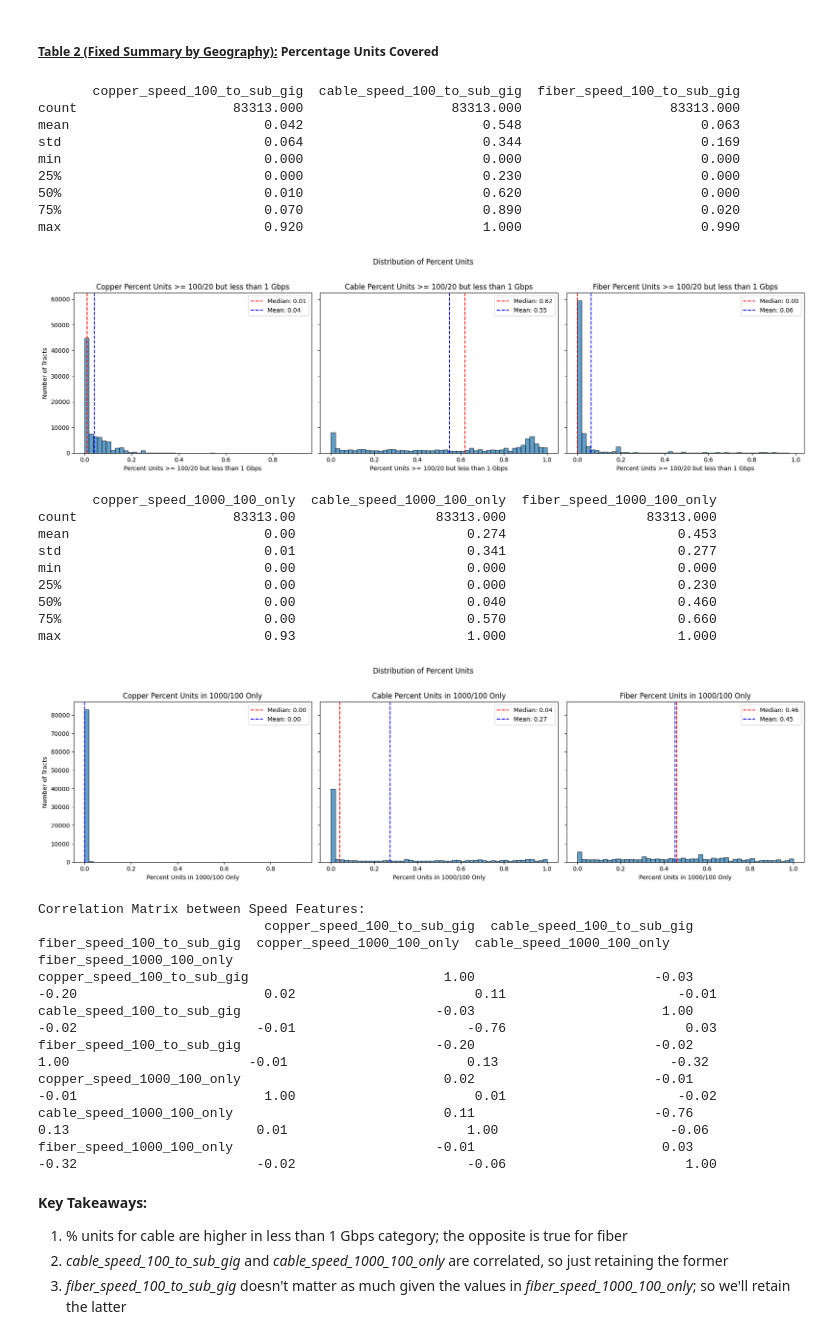
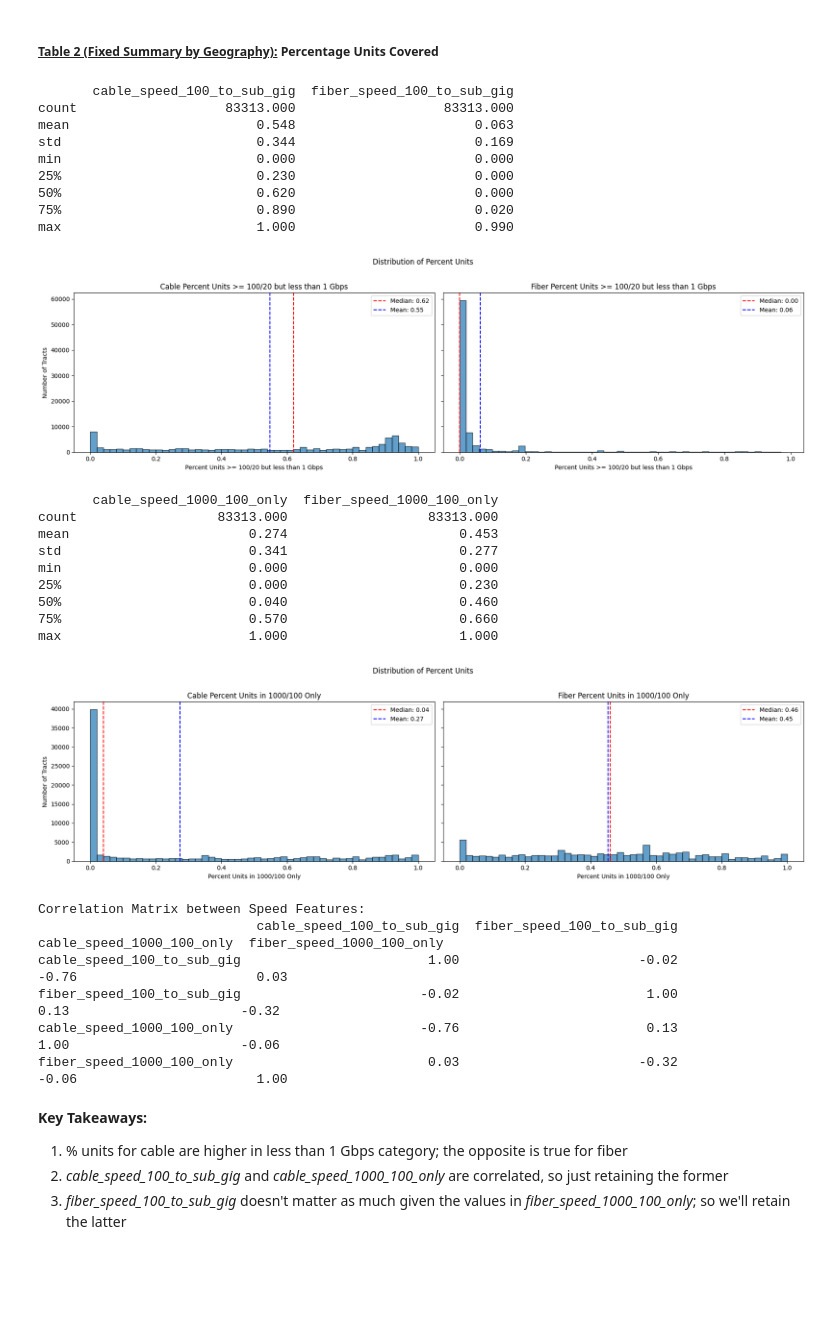
Before and after one commit to eprashar-clgx/network-idx, a Jupyter notebook: notebooks/04_eda_feature_engg_telecom.ipynb, the cells around one changed output. Drawn from its saved outputs; the diff is of its cells as text; code cells hidden in the pictures; blank space fills up the shorter version.

```diff
--- a/notebooks/04_eda_feature_engg_telecom.ipynb
+++ b/notebooks/04_eda_feature_engg_telecom.ipynb
@@ -20,7 +23,7 @@ Error: Credentials file not found
 # %%
 # Modify tract_df to create new features and drop unnecessary columns
 tract_df_modified = tract_df.copy()
-techs = ['copper','cable','fiber']
+techs = ['cable','fiber']
 for tech in techs:
     tract_df_modified[f'{tech}_speed_100_to_sub_gig'] = tract_df_modified[f"{tech}_speed_100_20_only"].add(tract_df_modified[f"{tech}_speed_250_25_only"], fill_value=0)
 
@@ -37,7 +40,7 @@ cols_to_drop = [
     'fiber_speed_100_20_only',
     'fiber_speed_250_25_only',
     'fiber_speed_equal_greater_than_100_20',
-    'copper_max_upload_speed',
+    #'copper_max_upload_speed',
     #'cable_max_upload_speed',
     #'fiber_max_upload_speed',
     'total_parcels',
@@ -942,40 +945,41 @@ Name: count, dtype: int64
 ##### <u>Table 2 (Fixed Summary by Geography):</u> Percentage Units Covered
 # %%
 # Distribution of percentage speeds 100_to_sub_gig by technology
-fig, axes = plt.subplots(1, 3, figsize=(18, 5), sharey=True)
+fig, axes = plt.subplots(1, 2, figsize=(18, 5), sharey=True)
 
-for ax, tech in zip(axes, ['copper', 'cable', 'fiber']):
+# Removed copper after realizing it's useless for pretty much everything
+for ax, tech in zip(axes, ['cable', 'fiber']):
     col = f'{tech}_speed_100_to_sub_gig'
     ax.hist(tract_df_modified[col], bins=50, edgecolor='black', alpha=0.7)
     ax.axvline(tract_df_modified[col].median(), color='red', linestyle='--', label=f'Median: {tract_df_modified[col].median():.2f}')
     ax.axvline(tract_df_modified[col].mean(), color='blue', linestyle='--', label=f'Mean: {tract_df_modified[col].mean():.2f}')
     ax.set_title(f'{tech.title()} Percent Units >= 100/20 but less than 1 Gbps')
     ax.set_xlabel('Percent Units >= 100/20 but less than 1 Gbps')
     ax.legend()
 
 axes[0].set_ylabel('Number of Tracts')
 plt.suptitle('Distribution of Percent Units', y=1.02)
 plt.tight_layout()
 
 # Summary stats side by side
-loc_cols = [f'{t}_speed_100_to_sub_gig' for t in ['copper', 'cable', 'fiber']]
+loc_cols = [f'{t}_speed_100_to_sub_gig' for t in ['cable', 'fiber']]
 print(tract_df_modified[loc_cols].describe().round(3).to_string())
 # %% [output]
-       copper_speed_100_to_sub_gig  cable_speed_100_to_sub_gig  fiber_speed_100_to_sub_gig
-count                    83313.000                   83313.000                   83313.000
-mean                         0.042                       0.548                       0.063
-std                          0.064                       0.344                       0.169
-min                          0.000                       0.000                       0.000
-25%                          0.000                       0.230                       0.000
-50%                          0.010                       0.620                       0.000
-75%                          0.070                       0.890                       0.020
-max                          0.920                       1.000                       0.990
+       cable_speed_100_to_sub_gig  fiber_speed_100_to_sub_gig
+count                   83313.000                   83313.000
+mean                        0.548                       0.063
+std                         0.344                       0.169
+min                         0.000                       0.000
+25%                         0.230                       0.000
+50%                         0.620                       0.000
+75%                         0.890                       0.020
+max                         1.000                       0.990
-[figure, old version]
+[figure, new version]
 # %%
 # Distribution of percentage speeds 1000_100 by technology
-fig, axes = plt.subplots(1, 3, figsize=(18, 5), sharey=True)
+fig, axes = plt.subplots(1, 2, figsize=(18, 5), sharey=True)
 
-for ax, tech in zip(axes, ['copper', 'cable', 'fiber']):
+for ax, tech in zip(axes, ['cable', 'fiber']):
     col = f'{tech}_speed_1000_100_only'
     ax.hist(tract_df_modified[col], bins=50, edgecolor='black', alpha=0.7)
     ax.axvline(tract_df_modified[col].median(), color='red', linestyle='--', label=f'Median: {tract_df_modified[col].median():.2f}')
@@ -989,35 +993,33 @@ plt.suptitle('Distribution of Percent Units', y=1.02)
 plt.tight_layout()
 
 # Summary stats side by side
-loc_cols = [f'{t}_speed_1000_100_only' for t in ['copper', 'cable', 'fiber']]
+loc_cols = [f'{t}_speed_1000_100_only' for t in ['cable', 'fiber']]
 print(tract_df_modified[loc_cols].describe().round(3).to_string())
 # %% [output]
-       copper_speed_1000_100_only  cable_speed_1000_100_only  fiber_speed_1000_100_only
-count                    83313.00                  83313.000                  83313.000
-mean                         0.00                      0.274                      0.453
-std                          0.01                      0.341                      0.277
-min                          0.00                      0.000                      0.000
-25%                          0.00                      0.000                      0.230
-50%                          0.00                      0.040                      0.460
-75%                          0.00                      0.570                      0.660
-max                          0.93                      1.000                      1.000
+       cable_speed_1000_100_only  fiber_speed_1000_100_only
+count                  83313.000                  83313.000
+mean                       0.274                      0.453
+std                        0.341                      0.277
+min                        0.000                      0.000
+25%                        0.000                      0.230
+50%                        0.040                      0.460
+75%                        0.570                      0.660
+max                        1.000                      1.000
-[figure, old version]
+[figure, new version]
 # %%
 # Check correlations between the two speed features for each technology
-speed_cols_100_to_sub_gig = [f'{t}_speed_100_to_sub_gig' for t in ['copper', 'cable', 'fiber']]
-speed_cols_1000_100_only = [f'{t}_speed_1000_100_only' for t in ['copper', 'cable', 'fiber']]
+speed_cols_100_to_sub_gig = [f'{t}_speed_100_to_sub_gig' for t in ['cable', 'fiber']]
+speed_cols_1000_100_only = [f'{t}_speed_1000_100_only' for t in ['cable', 'fiber']]
 correlation_matrix = tract_df_modified[speed_cols_100_to_sub_gig + speed_cols_1000_100_only].corr().round(2)
 print("Correlation Matrix between Speed Features:")
 print(correlation_matrix.to_string())
 # %% [output]
 Correlation Matrix between Speed Features:
-                             copper_speed_100_to_sub_gig  cable_speed_100_to_sub_gig  fiber_speed_100_to_sub_gig  copper_speed_1000_100_only  cable_speed_1000_100_only  fiber_speed_1000_100_only
-copper_speed_100_to_sub_gig                         1.00                       -0.03                       -0.20                        0.02                       0.11                      -0.01
-cable_speed_100_to_sub_gig                         -0.03                        1.00                       -0.02                       -0.01                      -0.76                       0.03
-fiber_speed_100_to_sub_gig                         -0.20                       -0.02                        1.00                       -0.01                       0.13                      -0.32
-copper_speed_1000_100_only                          0.02                       -0.01                       -0.01                        1.00                       0.01                      -0.02
-cable_speed_1000_100_only                           0.11                       -0.76                        0.13                        0.01                       1.00                      -0.06
-fiber_speed_1000_100_only                          -0.01                        0.03                       -0.32                       -0.02                      -0.06                       1.00
+                            cable_speed_100_to_sub_gig  fiber_speed_100_to_sub_gig  cable_speed_1000_100_only  fiber_speed_1000_100_only
+cable_speed_100_to_sub_gig                        1.00                       -0.02                      -0.76                       0.03
+fiber_speed_100_to_sub_gig                       -0.02                        1.00                       0.13                      -0.32
+cable_speed_1000_100_only                        -0.76                        0.13                       1.00                      -0.06
+fiber_speed_1000_100_only                         0.03                       -0.32                      -0.06                       1.00
 # %% [markdown]
 **Key Takeaways:**
 1. % units for cable are higher in less than 1 Gbps category; the opposite is true for fiber
```
Also changed, not shown: parts of 14 cells of this notebook, 2 other files.
